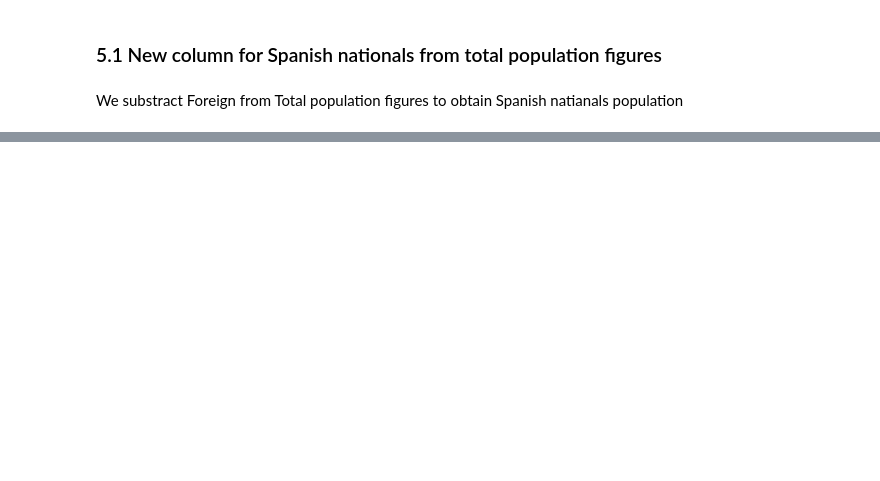
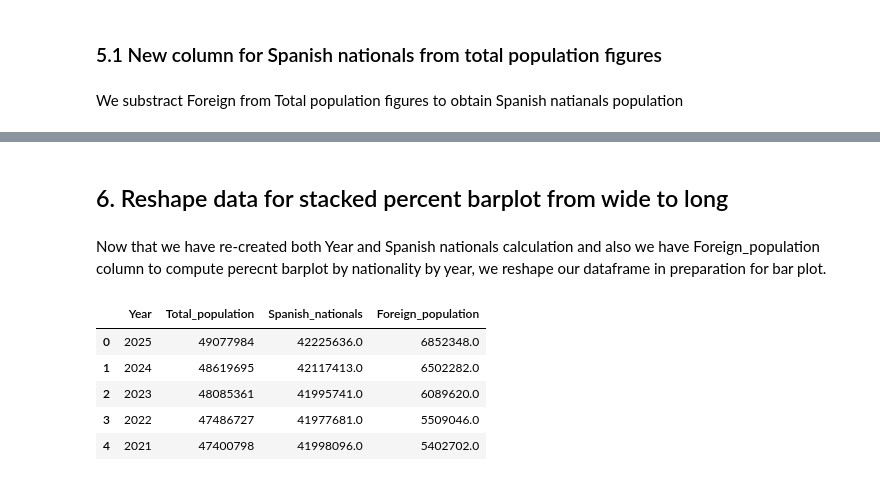
Before and after one commit to Pablo-source/ML-using-Python, a Jupyter notebook: Seaborn_gallery/02_percent_barplot_population_nationality_win_os.ipynb, the cells around one changed output, grey strips where cells are left out. Drawn from its saved outputs; the diff is of its cells as text; code cells hidden in the pictures; blank space fills up the shorter version.

```diff
--- a/Seaborn_gallery/02_percent_barplot_population_nationality_win_os.ipynb
+++ b/Seaborn_gallery/02_percent_barplot_population_nationality_win_os.ipynb
@@ -210,0 +221,14 @@ KeyError: "['Year'] not in index"
+# %% [markdown]
+## 6. Reshape data for stacked percent barplot from wide to long
+# %% [markdown]
+Now that we have re-created both Year and Spanish nationals calculation and also we have Foreign_population column to compute perecnt barplot by nationality by year, we reshape our dataframe in preparation for bar plot.
+# %%
+Population_reshape = INE_spain_population.copy()
+Population_reshape.head()
+# %% [output]
+|  | Year | Total_population | Spanish_nationals | Foreign_population |
+| 0 | 2025 | 49077984 | 42225636.0 | 6852348.0 |
+| 1 | 2024 | 48619695 | 42117413.0 | 6502282.0 |
+| 2 | 2023 | 48085361 | 41995741.0 | 6089620.0 |
+| 3 | 2022 | 47486727 | 41977681.0 | 5509046.0 |
+| 4 | 2021 | 47400798 | 41998096.0 | 5402702.0 |
```
Also changed, not shown: parts of 11 cells of this notebook.
